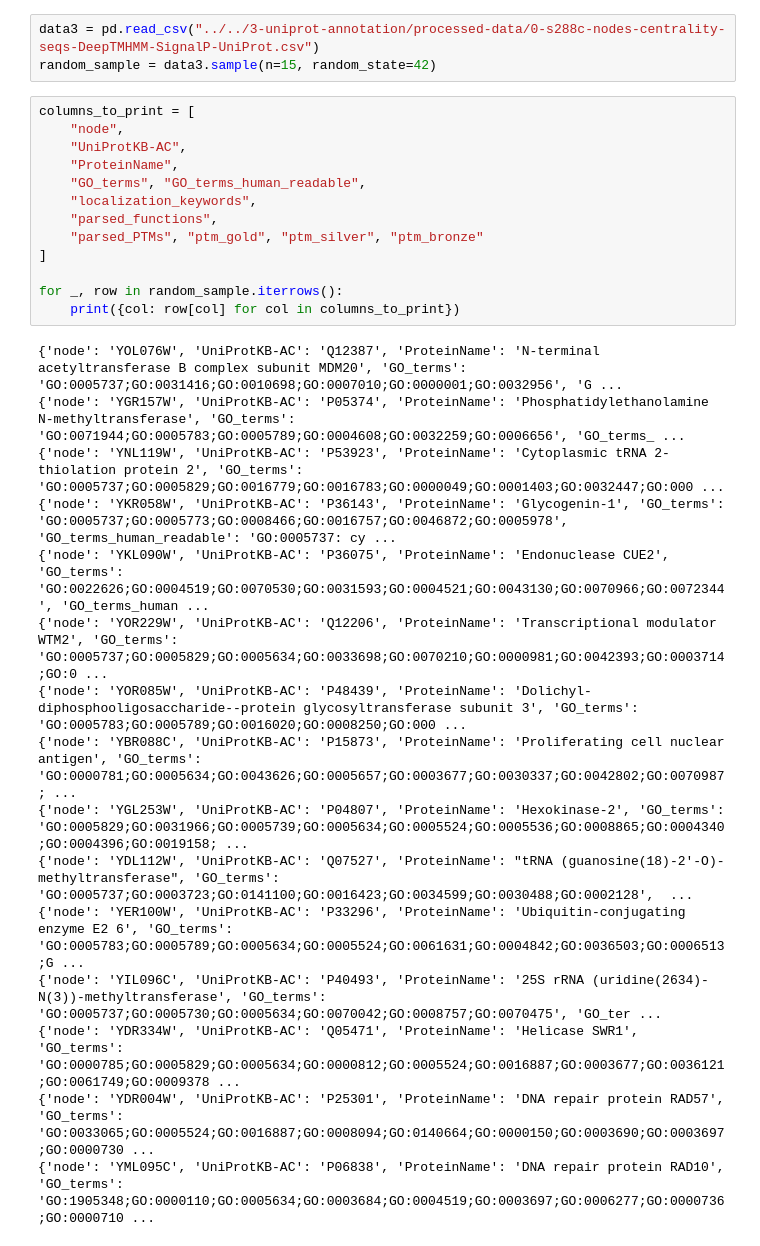
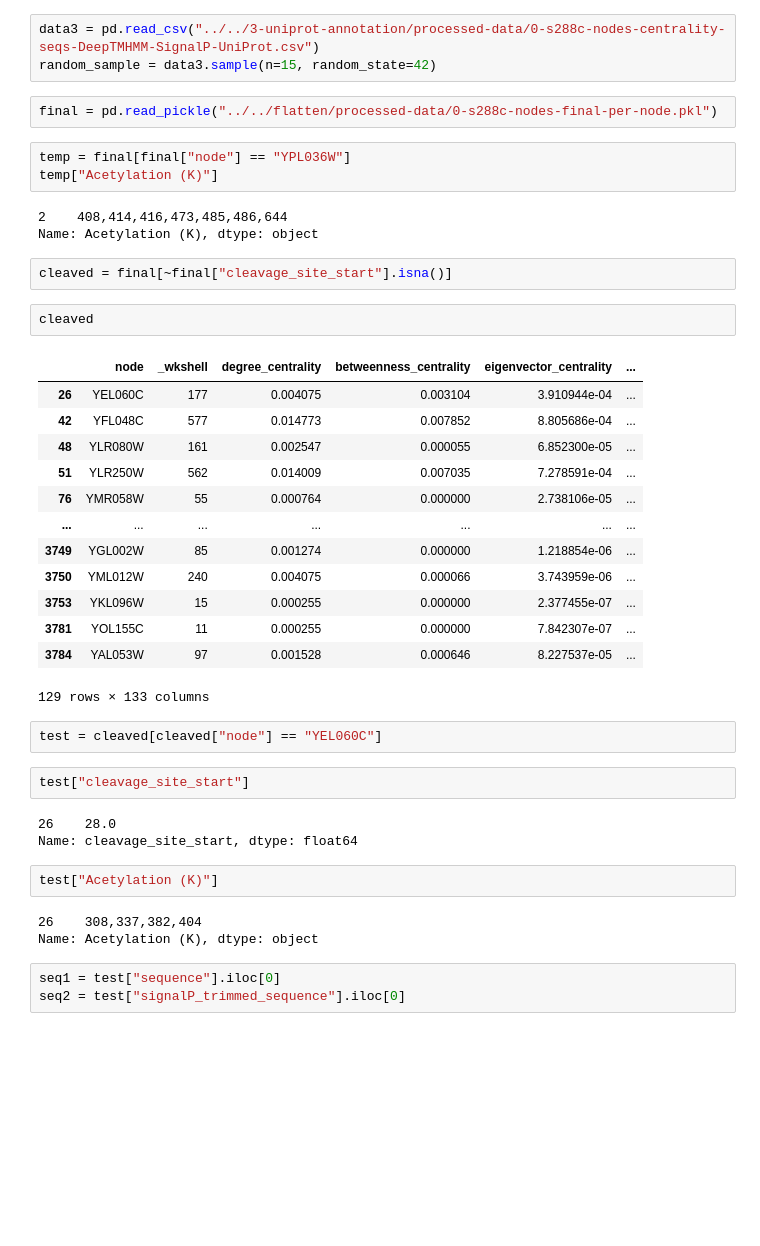
Before and after one commit to NCEMS/energetic-origins-of-PPI-connectivity, a Jupyter notebook: testing-results/jupyter/testing-results.ipynb, the cells around one changed output. Drawn from its saved outputs; the diff is of its cells as text; blank space fills up the shorter version.

```diff
--- a/testing-results/jupyter/testing-results.ipynb
+++ b/testing-results/jupyter/testing-results.ipynb
@@ -193,32 +47,44 @@ for _, row in random_sample.iterrows():
 # %%
 data3 = pd.read_csv("../../3-uniprot-annotation/processed-data/0-s288c-nodes-centrality-seqs-DeepTMHMM-SignalP-UniProt.csv")
 random_sample = data3.sample(n=15, random_state=42)
-# %%
-columns_to_print = [
-    "node",
-    "UniProtKB-AC",
-    "ProteinName",
-    "GO_terms", "GO_terms_human_readable",
-    "localization_keywords",
-    "parsed_functions",
-    "parsed_PTMs", "ptm_gold", "ptm_silver", "ptm_bronze"
-]
-
-for _, row in random_sample.iterrows():
-    print({col: row[col] for col in columns_to_print})
-# %% [output]
-{'node': 'YOL076W', 'UniProtKB-AC': 'Q12387', 'ProteinName': 'N-terminal acetyltransferase B complex subunit MDM20', 'GO_terms': 'GO:0005737;GO:0031416;GO:0010698;GO:0007010;GO:0000001;GO:0032956', 'G ...
-{'node': 'YGR157W', 'UniProtKB-AC': 'P05374', 'ProteinName': 'Phosphatidylethanolamine N-methyltransferase', 'GO_terms': 'GO:0071944;GO:0005783;GO:0005789;GO:0004608;GO:0032259;GO:0006656', 'GO_terms_ ...
-{'node': 'YNL119W', 'UniProtKB-AC': 'P53923', 'ProteinName': 'Cytoplasmic tRNA 2-thiolation protein 2', 'GO_terms': 'GO:0005737;GO:0005829;GO:0016779;GO:0016783;GO:0000049;GO:0001403;GO:0032447;GO:000 ...
-{'node': 'YKR058W', 'UniProtKB-AC': 'P36143', 'ProteinName': 'Glycogenin-1', 'GO_terms': 'GO:0005737;GO:0005773;GO:0008466;GO:0016757;GO:0046872;GO:0005978', 'GO_terms_human_readable': 'GO:0005737: cy ...
-{'node': 'YKL090W', 'UniProtKB-AC': 'P36075', 'ProteinName': 'Endonuclease CUE2', 'GO_terms': 'GO:0022626;GO:0004519;GO:0070530;GO:0031593;GO:0004521;GO:0043130;GO:0070966;GO:0072344', 'GO_terms_human ...
-{'node': 'YOR229W', 'UniProtKB-AC': 'Q12206', 'ProteinName': 'Transcriptional modulator WTM2', 'GO_terms': 'GO:0005737;GO:0005829;GO:0005634;GO:0033698;GO:0070210;GO:0000981;GO:0042393;GO:0003714;GO:0 ...
-{'node': 'YOR085W', 'UniProtKB-AC': 'P48439', 'ProteinName': 'Dolichyl-diphosphooligosaccharide--protein glycosyltransferase subunit 3', 'GO_terms': 'GO:0005783;GO:0005789;GO:0016020;GO:0008250;GO:000 ...
-{'node': 'YBR088C', 'UniProtKB-AC': 'P15873', 'ProteinName': 'Proliferating cell nuclear antigen', 'GO_terms': 'GO:0000781;GO:0005634;GO:0043626;GO:0005657;GO:0003677;GO:0030337;GO:0042802;GO:0070987; ...
-{'node': 'YGL253W', 'UniProtKB-AC': 'P04807', 'ProteinName': 'Hexokinase-2', 'GO_terms': 'GO:0005829;GO:0031966;GO:0005739;GO:0005634;GO:0005524;GO:0005536;GO:0008865;GO:0004340;GO:0004396;GO:0019158; ...
-{'node': 'YDL112W', 'UniProtKB-AC': 'Q07527', 'ProteinName': "tRNA (guanosine(18)-2'-O)-methyltransferase", 'GO_terms': 'GO:0005737;GO:0003723;GO:0141100;GO:0016423;GO:0034599;GO:0030488;GO:0002128',  ...
-{'node': 'YER100W', 'UniProtKB-AC': 'P33296', 'ProteinName': 'Ubiquitin-conjugating enzyme E2 6', 'GO_terms': 'GO:0005783;GO:0005789;GO:0005634;GO:0005524;GO:0061631;GO:0004842;GO:0036503;GO:0006513;G ...
-{'node': 'YIL096C', 'UniProtKB-AC': 'P40493', 'ProteinName': '25S rRNA (uridine(2634)-N(3))-methyltransferase', 'GO_terms': 'GO:0005737;GO:0005730;GO:0005634;GO:0070042;GO:0008757;GO:0070475', 'GO_ter ...
-{'node': 'YDR334W', 'UniProtKB-AC': 'Q05471', 'ProteinName': 'Helicase SWR1', 'GO_terms': 'GO:0000785;GO:0005829;GO:0005634;GO:0000812;GO:0005524;GO:0016887;GO:0003677;GO:0036121;GO:0061749;GO:0009378 ...
-{'node': 'YDR004W', 'UniProtKB-AC': 'P25301', 'ProteinName': 'DNA repair protein RAD57', 'GO_terms': 'GO:0033065;GO:0005524;GO:0016887;GO:0008094;GO:0140664;GO:0000150;GO:0003690;GO:0003697;GO:0000730 ...
-{'node': 'YML095C', 'UniProtKB-AC': 'P06838', 'ProteinName': 'DNA repair protein RAD10', 'GO_terms': 'GO:1905348;GO:0000110;GO:0005634;GO:0003684;GO:0004519;GO:0003697;GO:0006277;GO:0000736;GO:0000710 ...
+# %%
+final = pd.read_pickle("../../flatten/processed-data/0-s288c-nodes-final-per-node.pkl")
+# %%
+temp = final[final["node"] == "YPL036W"]
+temp["Acetylation (K)"]
+# %% [output]
+2    408,414,416,473,485,486,644
+Name: Acetylation (K), dtype: object
+# %%
+cleaved = final[~final["cleavage_site_start"].isna()]
+# %%
+cleaved
+# %% [output]
+|  | node | _wkshell | degree_centrality | betweenness_centrality | eigenvector_centrality | ... |
+| 26 | YEL060C | 177 | 0.004075 | 0.003104 | 3.910944e-04 | ... |
+| 42 | YFL048C | 577 | 0.014773 | 0.007852 | 8.805686e-04 | ... |
+| 48 | YLR080W | 161 | 0.002547 | 0.000055 | 6.852300e-05 | ... |
+| 51 | YLR250W | 562 | 0.014009 | 0.007035 | 7.278591e-04 | ... |
+| 76 | YMR058W | 55 | 0.000764 | 0.000000 | 2.738106e-05 | ... |
+| ... | ... | ... | ... | ... | ... | ... |
+| 3749 | YGL002W | 85 | 0.001274 | 0.000000 | 1.218854e-06 | ... |
+| 3750 | YML012W | 240 | 0.004075 | 0.000066 | 3.743959e-06 | ... |
+| 3753 | YKL096W | 15 | 0.000255 | 0.000000 | 2.377455e-07 | ... |
+| 3781 | YOL155C | 11 | 0.000255 | 0.000000 | 7.842307e-07 | ... |
+| 3784 | YAL053W | 97 | 0.001528 | 0.000646 | 8.227537e-05 | ... |
+129 rows × 133 columns
+# %%
+test = cleaved[cleaved["node"] == "YEL060C"]
+# %%
+test["cleavage_site_start"]
+# %% [output]
+26    28.0
+Name: cleavage_site_start, dtype: float64
+# %%
+test["Acetylation (K)"]
+# %% [output]
+26    308,337,382,404
+Name: Acetylation (K), dtype: object
+# %%
+seq1 = test["sequence"].iloc[0]
+seq2 = test["signalP_trimmed_sequence"].iloc[0]
```
Also changed, not shown: parts of 13 cells of this notebook, 35 other files.
